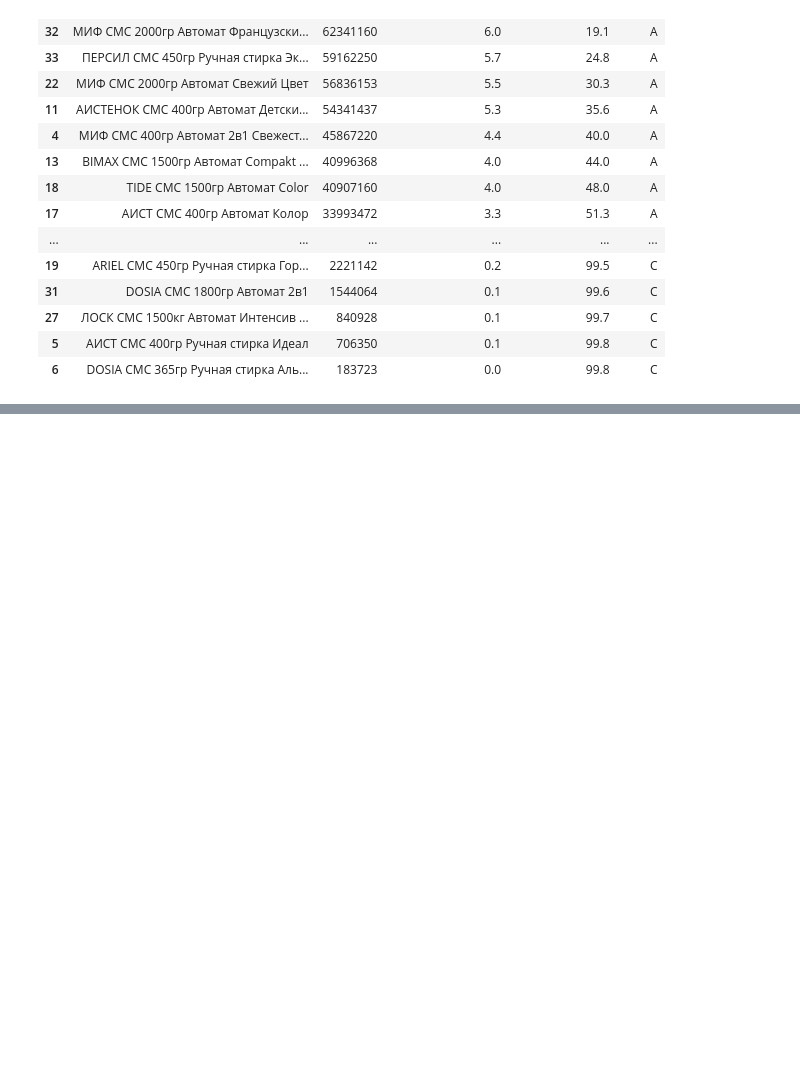
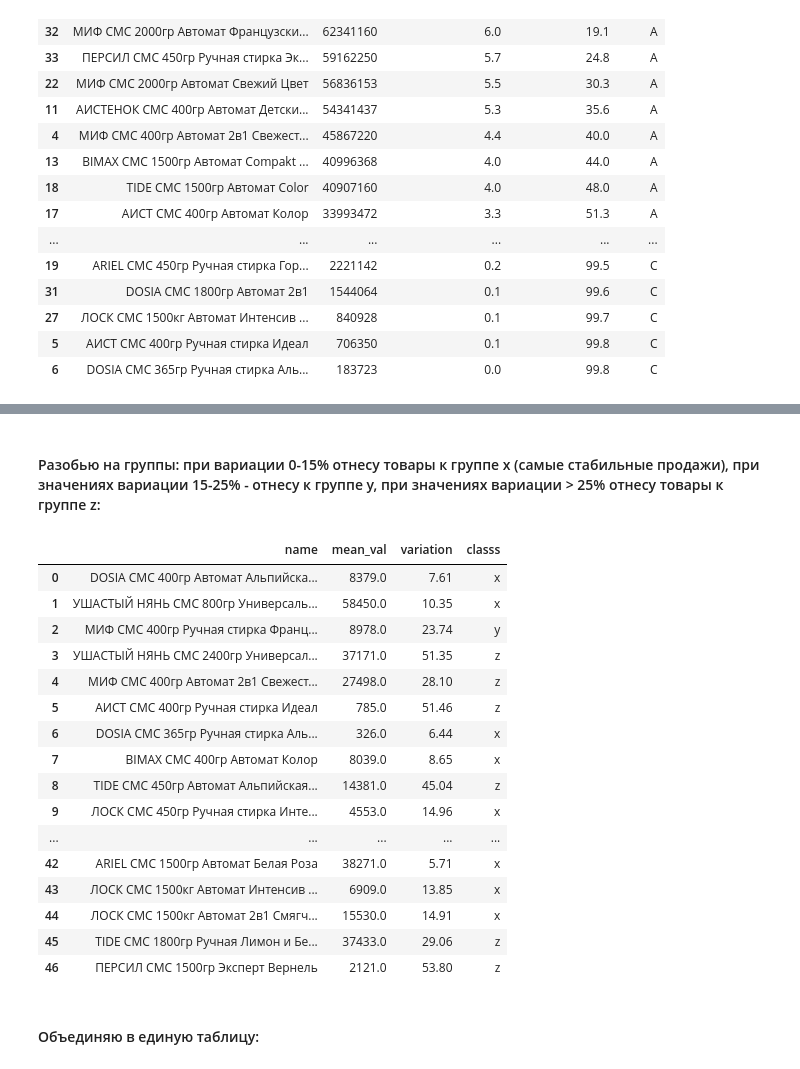
Before and after one commit to SergeyOshemkov/My-data-analysis-in-Python, a Jupyter notebook: ABC and xyz tests/ABC_and_xyz_analysis.ipynb, the cells around one changed output, grey strips where cells are left out. Cells and saved outputs as stored; diff of their text form; code cells hidden in the pictures; blank space fills up the shorter version.

```diff
--- a/ABC and xyz tests/ABC_and_xyz_analysis.ipynb
+++ b/ABC and xyz tests/ABC_and_xyz_analysis.ipynb
@@ -150,0 +287,39 @@ df_profit
+# %% [markdown]
+#### Разобью на группы: при вариации 0-15% отнесу товары к группе х (самые стабильные продажи), при значениях вариации 15-25% - отнесу к группе y, при значениях вариации > 25% отнесу товары к группе z:
+# %%
+# Функция, которая помогает разбить товары на группы в соответствии с выбранным правилом:
+
+def xyz(x):
+
+    classs = ''
+
+    if x <= 15:
+        classs = 'x'
+    elif x >=15:
+        classs = np.where(x < 25, "y", "z")
+
+    return classs
+# %%
+df_xyz['classs'] = df_xyz.variation.apply(xyz)
+# %%
+df_xyz[['name', 'mean_val', 'variation', 'classs']]
+# %% [output]
+|  | name | mean_val | variation | classs |
+| 0 | DOSIA СМС 400гр Автомат Альпийска... | 8379.0 | 7.61 | x |
+| 1 | УШАСТЫЙ НЯНЬ СМС 800гр Универсаль... | 58450.0 | 10.35 | x |
+| 2 | МИФ СМС 400гр Ручная стирка Франц... | 8978.0 | 23.74 | y |
+| 3 | УШАСТЫЙ НЯНЬ СМС 2400гр Универсал... | 37171.0 | 51.35 | z |
+| 4 | МИФ СМС 400гр Автомат 2в1 Свежест... | 27498.0 | 28.10 | z |
+| 5 | АИСТ СМС 400гр Ручная стирка Идеал | 785.0 | 51.46 | z |
+| 6 | DOSIA СМС 365гр Ручная стирка Аль... | 326.0 | 6.44 | x |
+| 7 | BIMAX СМС 400гр Автомат Колор | 8039.0 | 8.65 | x |
+| 8 | TIDE СМС 450гр Автомат Альпийская... | 14381.0 | 45.04 | z |
+| 9 | ЛОСК СМС 450гр Ручная стирка Инте... | 4553.0 | 14.96 | x |
+| ... | ... | ... | ... | ... |
+| 42 | ARIEL СМС 1500гр Автомат Белая Роза | 38271.0 | 5.71 | x |
+| 43 | ЛОСК СМС 1500кг Автомат Интенсив ... | 6909.0 | 13.85 | x |
+| 44 | ЛОСК СМС 1500кг Автомат 2в1 Смягч... | 15530.0 | 14.91 | x |
+| 45 | TIDE СМС 1800гр Ручная Лимон и Бе... | 37433.0 | 29.06 | z |
+| 46 | ПЕРСИЛ СМС 1500гр Эксперт Вернель | 2121.0 | 53.80 | z |
+# %% [markdown]
+####  Объединяю в единую таблицу:
```
Also changed, not shown: parts of 20 cells of this notebook.
